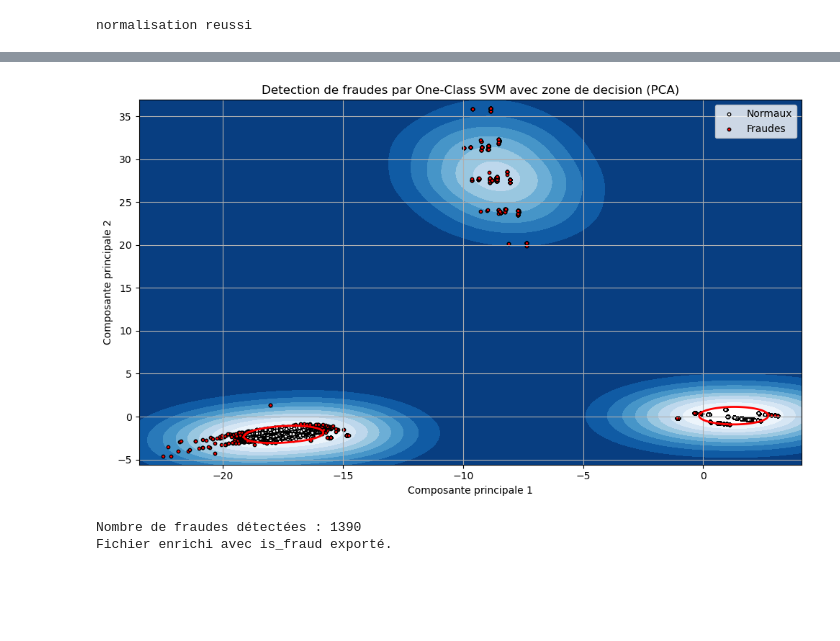
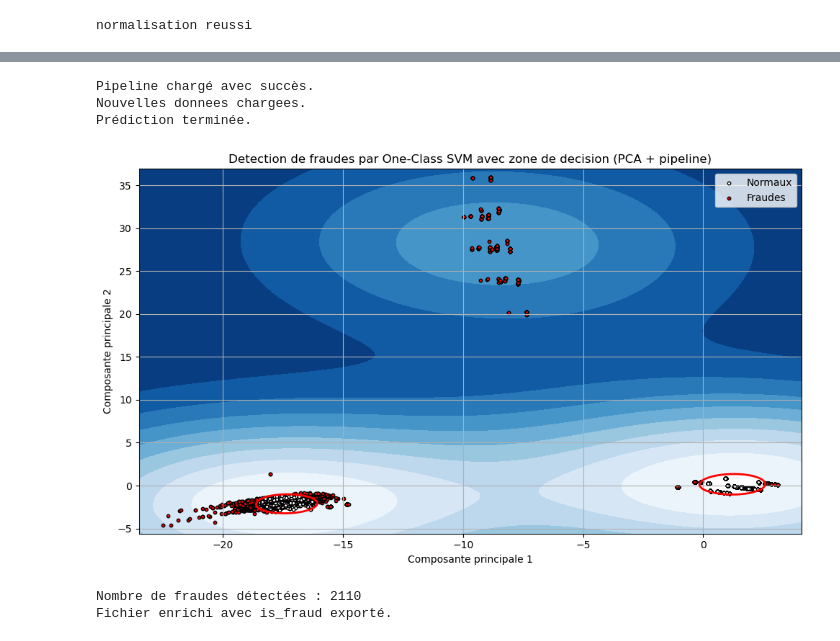
Before and after one commit to Hormele/Monprojet, a Jupyter notebook: notebooks/Modelisation_Transactions.ipynb, the cells around one changed output, grey strips where cells are left out. Cells and saved outputs as stored; diff of their text form; code cells hidden in the pictures; blank space fills up the shorter version.

```diff
--- a/notebooks/Modelisation_Transactions.ipynb
+++ b/notebooks/Modelisation_Transactions.ipynb
@@ -2,17 +2,19 @@
 # Étape 1 : Imports
 import pandas as pd
 import numpy as np
+import pickle
 import matplotlib.pyplot as plt
 import seaborn as sns
 from sklearn.ensemble import IsolationForest
 from sklearn.preprocessing import StandardScaler
 from sklearn.preprocessing import MinMaxScaler
+from sklearn.pipeline import Pipeline
 from sklearn.decomposition import PCA
 
 # Étape 2 : Chargement des données
 
 # Charger ton fichier de features
-features_df = pd.read_csv("../features/features_transactions.csv")
+df = pd.read_csv("../features/features_transactions.csv")
 print("features charge")
 # %% [output]
 features charge
@@ -22,14 +24,12 @@ features charge
 # Etape 3 : pretraitement des donnees
 
 #selection des colonnes numeriques
-numeric_cols = features_df.select_dtypes(include=['float64', 'int64']).columns
+numeric_cols = df.select_dtypes(include=['float64', 'int64']).columns
 
 # Remplacement des valeurs manquantes par 0
-features_df[numeric_cols] = features_df[numeric_cols].fillna(0)
+df[numeric_cols] = df[numeric_cols].fillna(0)
 
-# Normalisation des données
-scaler = StandardScaler()
-X_scaled = scaler.fit_transform(features_df[numeric_cols])
+X_scaled = df[numeric_cols]
 
 print("normalisation reussi")
 # %% [output]
@@ -261,49 +255,86 @@ Z = Z.reshape(xx.shape)
 # %%
-# Etape 3 : visualisation du resultat avec matplotlib
+# Chargement du pipeline sauvegardé
+with open("../models/svm_transactions.pkl", "rb") as fichier:
+    pipeline = pickle.load(fichier)
+
+print("Pipeline chargé avec succès.")
+
+#------------------ Chargemnt des donnees ---------------------
+features_new = pd.read_csv("../features/features_transactions.csv")
+numeric_cols = features_new.select_dtypes(include=['float64', 'int64']).columns
+X_new = features_new[numeric_cols].fillna(0)
+
+print("Nouvelles donnees chargees.")
+
+#-----------------------Prediction-----------------------
+y_pred = pipeline.predict(X_new)
+
+print("Prédiction terminée.")
+
+# --------------------- Visualisation des résultats ----------------------
+
+# Transformation des données pour affichage (PCA réduit à 2 dimensions)
+X_transformed = pipeline.named_steps['pca'].transform(pipeline.named_steps['scaler'].transform(X_new))
+
+
+# --------------------- Visualisation des résultats ----------------------
+
+# Transformation des données pour affichage (PCA réduit à 2 dimensions)
+xx, yy = np.meshgrid(
+    np.linspace(X_transformed[:, 0].min() - 1, X_transformed[:, 0].max() + 1, 500),
+    np.linspace(X_transformed[:, 1].min() - 1, X_transformed[:, 1].max() + 1, 500)
+)
+
+# -----------------------------------Grille a predire avec model SVM --------------------------------
+Z = pipeline.named_steps['model'].decision_function(np.c_[xx.ravel(), yy.ravel()])
+Z = Z.reshape(xx.shape)
+
+# ---------------------Affichage des résultats avec matplotlib -----------------
 plt.figure(figsize=(10, 6))
 
-# afficher les zones normales en bleues
+# Zones de decision ------------------------------------
 plt.contourf(xx, yy, Z, levels=np.linspace(Z.min(), 0, 10), cmap=plt.cm.Blues_r)
-
-# Courbe rouge = frontière de décision (Z = 0)
 plt.contour(xx, yy, Z, levels=[0], linewidths=2, colors='red')
 
 # Affichage des points normaux en blanc
-plt.scatter(X_pca[y_pred == 1, 0], X_pca[y_pred == 1, 1],
+plt.scatter(X_transformed[y_pred == 1, 0], X_transformed[y_pred == 1, 1],
             c='white', edgecolors='k', s=10, label="Normaux")
 # Affichage des points anrmaux en rouge
-plt.scatter(X_pca[y_pred == -1, 0], X_pca[y_pred == -1, 1],
+plt.scatter(X_transformed[y_pred == -1, 0], X_transformed[y_pred == -1, 1],
             c='red', edgecolors='k', s=10, label="Fraudes")
 
 # Mise en forme
-plt.title("Detection de fraudes par One-Class SVM avec zone de decision (PCA)")
+plt.title("Detection de fraudes par One-Class SVM avec zone de decision (PCA + pipeline)")
 plt.xlabel("Composante principale 1")
 plt.ylabel("Composante principale 2")
 plt.legend()
 plt.grid(True)
 plt.tight_layout()
 plt.show()
 # %% [output]
+Pipeline chargé avec succès.
+Nouvelles donnees chargees.
+Prédiction terminée.
-[figure, old version]
+[figure, new version]
 # %%
 # Étape 1 : Ajouter les résultats bruts du modèle
-features_df['anomalie_svm'] = y_pred  # 1 = normal, -1 = anomalie
+features_new['anomalie_svm'] = y_pred  # 1 = normal, -1 = anomalie
 
 # Étape 2 : Créer une colonne binaire plus lisible
-features_df['is_fraud_svm'] = features_df['anomalie_svm'].apply(lambda x: 1 if x == -1 else 0)
+features_new['is_fraud_svm'] = features_new['anomalie_svm'].apply(lambda x: 1 if x == -1 else 0)
 
 # (Optionnel) Étape 3 : Ajouter une description textuelle lisible
-features_df['fraud_status'] = features_df['is_fraud_svm'].apply(lambda x: "Fraude détectée" if x == 1 else "Normale")
+features_new['fraud_status'] = features_new['is_fraud_svm'].apply(lambda x: "Fraude détectée" if x == 1 else "Normale")
 
 #. Afficher le nombre total de fraudes détectées
-nombre_fraudes = features_df['is_fraud_svm'].sum()
+nombre_fraudes = features_new['is_fraud_svm'].sum()
 print(f"Nombre de fraudes détectées : {nombre_fraudes}")
 
 # Sauvegarde (ajout de is_fraud au dataset)
-features_df.to_csv("../features/features_transactions_SVM_avec_fraude.csv", index=False)
+features_new.to_csv("../features/features_transactions_SVM_pipeline_avec_fraude.csv", index=False)
 print("Fichier enrichi avec is_fraud exporté.")
 # %% [output]
-Nombre de fraudes détectées : 1390
+Nombre de fraudes détectées : 2110
 Fichier enrichi avec is_fraud exporté.
 # %%
 #Rapport fraude
```
Also changed, not shown: parts of 16 cells of this notebook, 50 other files.
